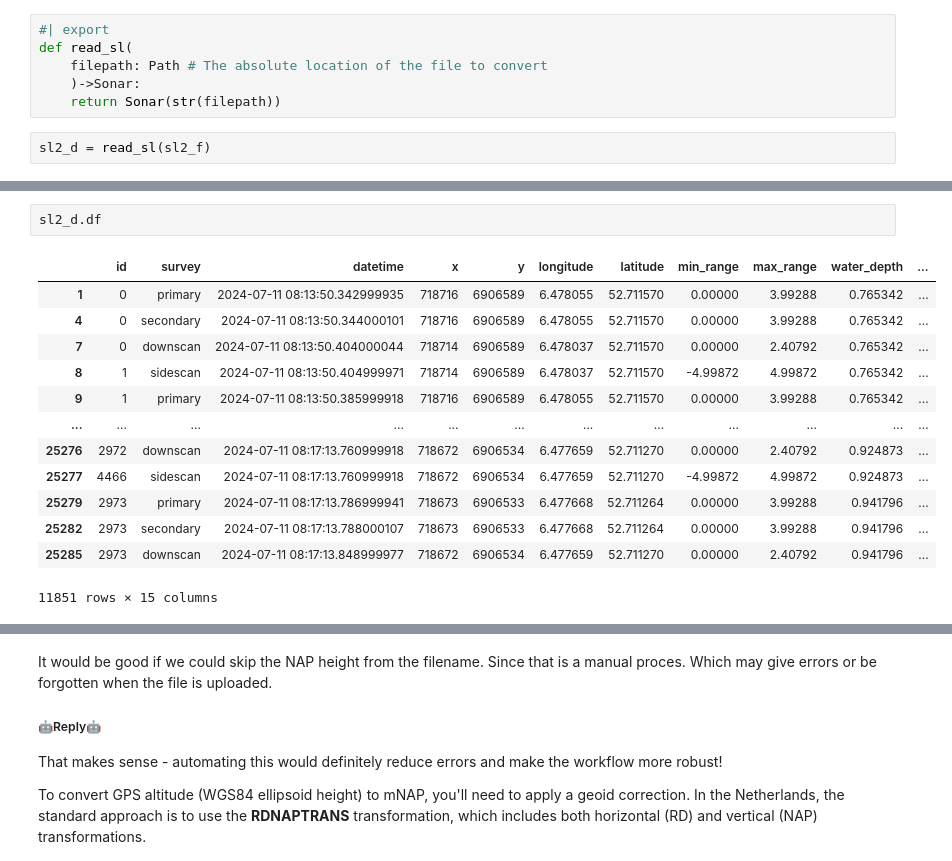
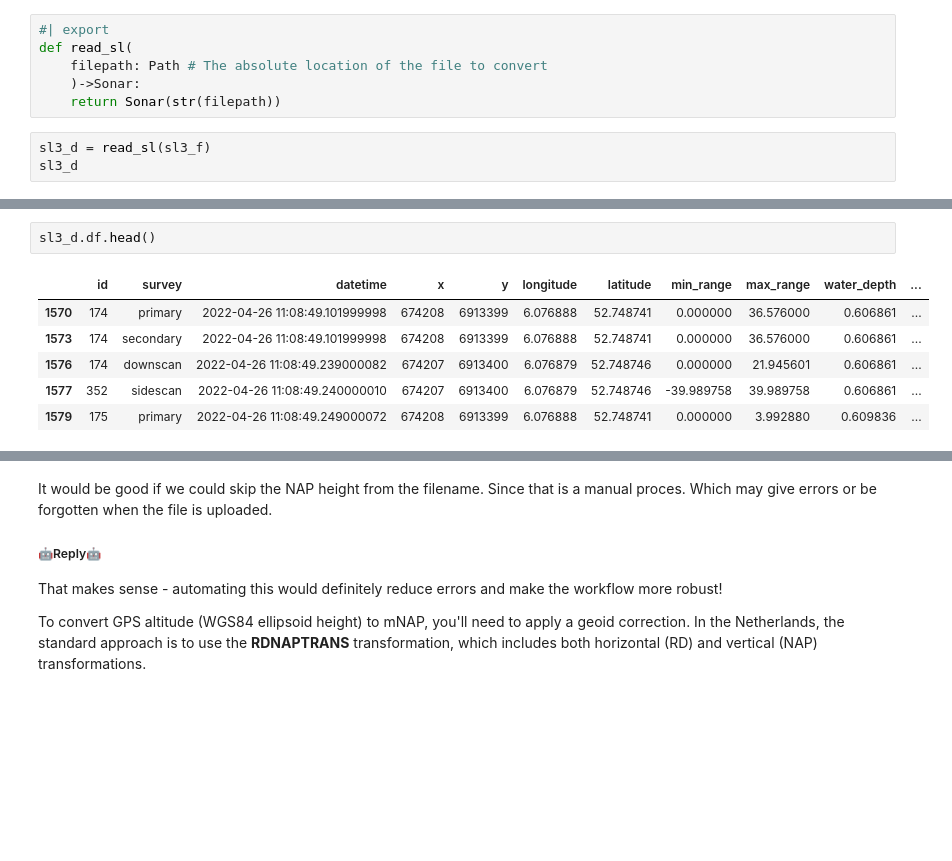
Before and after one commit to Hopsakee/sonar2csv_shape, a Jupyter notebook: nbs/00_core.ipynb, the cells around one changed output, grey strips where cells are left out. Drawn from its saved outputs; the diff is of its cells as text; blank space fills up the shorter version.

```diff
--- a/nbs/00_core.ipynb
+++ b/nbs/00_core.ipynb
@@ -48,4 +55,5 @@ def read_sl(
     )->Sonar:
     return Sonar(str(filepath))
 # %%
-sl2_d = read_sl(sl2_f)
+sl3_d = read_sl(sl3_f)
+sl3_d
@@ -68,18 +74,11 @@ type(sl2_d)
 # %% [output]
 sonarlight.sonar_class.Sonar
 # %%
-sl2_d.df
+sl3_d.df.head()
 # %% [output]
 |  | id | survey | datetime | x | y | longitude | latitude | min_range | max_range | water_depth | ... |
-| 1 | 0 | primary | 2024-07-11 08:13:50.342999935 | 718716 | 6906589 | 6.478055 | 52.711570 | 0.00000 | 3.99288 | 0.765342 | ... |
-| 4 | 0 | secondary | 2024-07-11 08:13:50.344000101 | 718716 | 6906589 | 6.478055 | 52.711570 | 0.00000 | 3.99288 | 0.765342 | ... |
-| 7 | 0 | downscan | 2024-07-11 08:13:50.404000044 | 718714 | 6906589 | 6.478037 | 52.711570 | 0.00000 | 2.40792 | 0.765342 | ... |
-| 8 | 1 | sidescan | 2024-07-11 08:13:50.404999971 | 718714 | 6906589 | 6.478037 | 52.711570 | -4.99872 | 4.99872 | 0.765342 | ... |
-| 9 | 1 | primary | 2024-07-11 08:13:50.385999918 | 718716 | 6906589 | 6.478055 | 52.711570 | 0.00000 | 3.99288 | 0.765342 | ... |
-| ... | ... | ... | ... | ... | ... | ... | ... | ... | ... | ... | ... |
-| 25276 | 2972 | downscan | 2024-07-11 08:17:13.760999918 | 718672 | 6906534 | 6.477659 | 52.711270 | 0.00000 | 2.40792 | 0.924873 | ... |
-| 25277 | 4466 | sidescan | 2024-07-11 08:17:13.760999918 | 718672 | 6906534 | 6.477659 | 52.711270 | -4.99872 | 4.99872 | 0.924873 | ... |
-| 25279 | 2973 | primary | 2024-07-11 08:17:13.786999941 | 718673 | 6906533 | 6.477668 | 52.711264 | 0.00000 | 3.99288 | 0.941796 | ... |
-| 25282 | 2973 | secondary | 2024-07-11 08:17:13.788000107 | 718673 | 6906533 | 6.477668 | 52.711264 | 0.00000 | 3.99288 | 0.941796 | ... |
-| 25285 | 2973 | downscan | 2024-07-11 08:17:13.848999977 | 718672 | 6906534 | 6.477659 | 52.711270 | 0.00000 | 2.40792 | 0.941796 | ... |
+| 1570 | 174 | primary | 2022-04-26 11:08:49.101999998 | 674208 | 6913399 | 6.076888 | 52.748741 | 0.000000 | 36.576000 | 0.606861 | ... |
+| 1573 | 174 | secondary | 2022-04-26 11:08:49.101999998 | 674208 | 6913399 | 6.076888 | 52.748741 | 0.000000 | 36.576000 | 0.606861 | ... |
+| 1576 | 174 | downscan | 2022-04-26 11:08:49.239000082 | 674207 | 6913400 | 6.076879 | 52.748746 | 0.000000 | 21.945601 | 0.606861 | ... |
+| 1577 | 352 | sidescan | 2022-04-26 11:08:49.240000010 | 674207 | 6913400 | 6.076879 | 52.748746 | -39.989758 | 39.989758 | 0.606861 | ... |
+| 1579 | 175 | primary | 2022-04-26 11:08:49.249000072 | 674208 | 6913399 | 6.076888 | 52.748741 | 0.000000 | 3.992880 | 0.609836 | ... |
-11851 rows × 15 columns
```
Also changed, not shown: parts of 54 cells of this notebook, 4 other files.
